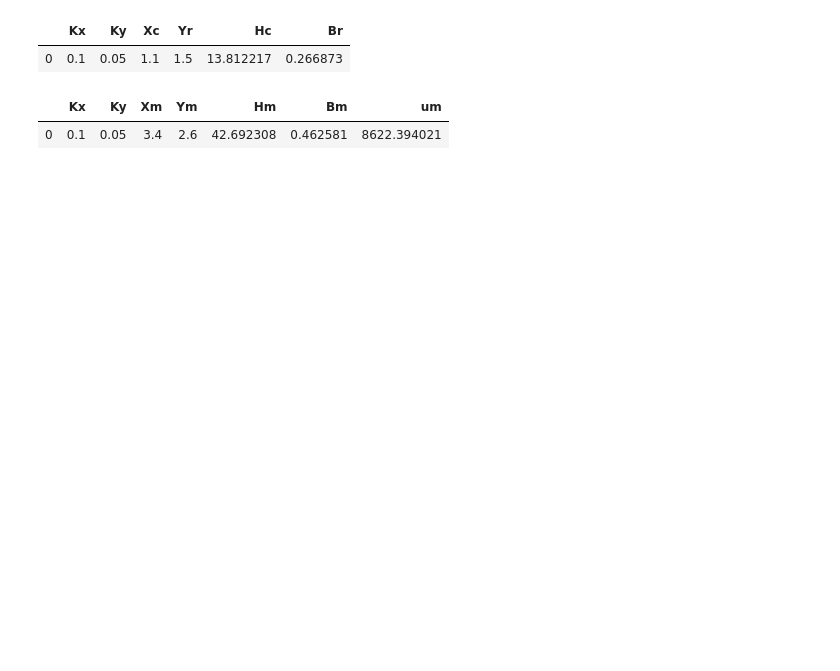
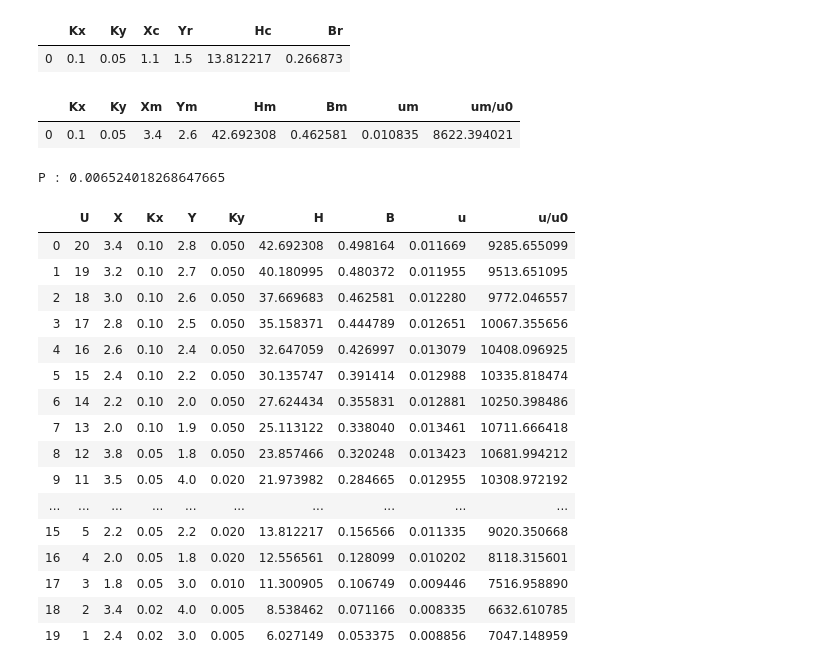
Before and after one commit to shchuko/itmo-phys-sem2, a Jupyter notebook: lab7.ipynb, the cells around one changed output. Drawn from its saved outputs; the diff is of its cells as text; code cells hidden in the pictures; blank space fills up the shorter version.

```diff
--- a/lab7.ipynb
+++ b/lab7.ipynb
@@ -26,21 +30,23 @@ betta = R2 * C1 / (N2 * S)
 def xi(Kx, Ky):
     return Kx*Ky*N1*R2*C1*freq/(N2*R1)
 # %%
-# Fill table 1
+# Таблица 1, пересечение с осями координат
 df1 = pd.DataFrame({'Kx':[100 * 10**-3],
                     'Ky':[50 * 10**-3],
                     'Xc':[1.1],
                     'Yr':[1.5]})
 
-# Calculating coercive force and residual induction for test sample
+# Вычисление коэрцитивной силы (А/м) и остаточной индукции (Тл)
 df1['Hc'] = df1['Kx'] * df1['Xc'] * alpha
 df1['Br'] = df1['Ky'] * df1['Yr'] * betta
+
+# Таблица 1
+df1
+# %% [output]
+|  | Kx | Ky | Xc | Yr | Hc | Br |
+| 0 | 0.1 | 0.05 | 1.1 | 1.5 | 13.812217 | 0.266873 |
-# %%
-df1
-# %% [output]
-|  | Kx | Ky | Xc | Yr | Hc | Br |
-| 0 | 0.1 | 0.05 | 1.1 | 1.5 | 13.812217 | 0.266873 |
 # %%
+# Таблица 2, вершина петли гистерезиса, состояние насыщения
 df2 = pd.DataFrame({'Kx':[100 * 10**-3],
                     'Ky':[50 * 10**-3],
                     'Xm':[3.4],
@@ -48,37 +54,66 @@ df2 = pd.DataFrame({'Kx':[100 * 10**-3],
 
 df2['Hm'] = df2['Kx'] * df2['Xm'] * alpha
 df2['Bm'] = df2['Ky'] * df2['Ym'] * betta
-df2['um'] = df2['Bm'] / (df2['Hm'] * u0)
+
+# Вычисление значения магнитной проницаемости, соответствующее состоянию насыщения  Гн/м
+df2['um'] = df2['Bm'] / df2['Hm']
+# Вычисление значения относительной магнитной проницаемости, соответствующее состоянию насыщения
+df2['um/u0'] = df2['Bm'] / (df2['Hm'] * u0)
+
+df2
+# %% [output]
+|  | Kx | Ky | Xm | Ym | Hm | Bm | um | um/u0 |
+| 0 | 0.1 | 0.05 | 3.4 | 2.6 | 42.692308 | 0.462581 | 0.010835 | 8622.394021 |
-# %%
-# TODO
-# Produces wrong data
-df2
-# %% [output]
-|  | Kx | Ky | Xm | Ym | Hm | Bm | um |
-| 0 | 0.1 | 0.05 | 3.4 | 2.6 | 42.692308 | 0.462581 | 8622.394021 |
+# %%
+# Расчет средней мощности, расходуемой на перемагничивание образца
+print('P :', xi(100 * 10**-3, 50 * 10**-3) * Spg)
+# %% [output]
+P : 0.006524018268647665
 # %%
+# Изменяем амплитудное напряжение, записываем измерения
 df3 = pd.DataFrame({'U': list(range(20,0,-1)),
                     'X':[3.4, 3.2, 3, 2.8, 2.6, 2.4, 2.2, 2, 3.8,
                          3.5, 3.2, 3, 2.8, 2.6, 2.4, 2.2, 2, 1.8,
                          3.4, 2.4],
                     'Kx':[100 * 10**-3, 100 * 10**-3, 100 * 10**-3,
                           100 * 10**-3, 100  * 10**-3, 100 * 10**-3,
                           100 * 10**-3, 100 * 10**-3, 50 * 10**-3,
                           50 * 10**-3, 50 * 10**-3, 50 * 10**-3,
                           50 * 10**-3, 50 * 10**-3, 50 * 10**-3,
                           50 * 10**-3, 50 * 10**-3, 50 * 10**-3,
                           20 * 10**-3, 20 * 10**-3],
                     'Y':[2.8, 2.7, 2.6, 2.5, 2.4, 2.2, 2, 1.9, 1.8,
                          4, 3.8, 3.6, 3.1, 2.8, 2.6, 2.2, 1.8, 3,
                          4, 3],
                     'Ky':[50 * 10**-3, 50 * 10**-3, 50 * 10**-3,
                           50 * 10**-3, 50 * 10**-3, 50 * 10**-3,
                           50 * 10**-3, 50 * 10**-3, 50 * 10**-3,
                           20 * 10**-3, 20 * 10**-3, 20 * 10**-3,
                           20 * 10**-3, 20 * 10**-3, 20 * 10**-3,
                           20 * 10**-3, 20 * 10**-3, 10 * 10**-3,
                           5 * 10**-3, 5 * 10**-3]})
-
+# Вычисляем требуемые значения
 df3['H'] = df3['Kx'] * df3['X'] * alpha
 df3['B'] = df3['Ky'] * df3['Y'] * betta
-df3['u'] = df3['B'] / (df3['H'] * u0)
+df3['u'] = df3['B'] / df3['H']
+df3['u/u0'] = df3['B'] / (df3['H'] * u0)
+
+df3
+# %% [output]
+|  | U | X | Kx | Y | Ky | H | B | u | u/u0 |
+| 0 | 20 | 3.4 | 0.10 | 2.8 | 0.050 | 42.692308 | 0.498164 | 0.011669 | 9285.655099 |
+| 1 | 19 | 3.2 | 0.10 | 2.7 | 0.050 | 40.180995 | 0.480372 | 0.011955 | 9513.651095 |
+| 2 | 18 | 3.0 | 0.10 | 2.6 | 0.050 | 37.669683 | 0.462581 | 0.012280 | 9772.046557 |
+| 3 | 17 | 2.8 | 0.10 | 2.5 | 0.050 | 35.158371 | 0.444789 | 0.012651 | 10067.355656 |
+| 4 | 16 | 2.6 | 0.10 | 2.4 | 0.050 | 32.647059 | 0.426997 | 0.013079 | 10408.096925 |
+| 5 | 15 | 2.4 | 0.10 | 2.2 | 0.050 | 30.135747 | 0.391414 | 0.012988 | 10335.818474 |
+| 6 | 14 | 2.2 | 0.10 | 2.0 | 0.050 | 27.624434 | 0.355831 | 0.012881 | 10250.398486 |
+| 7 | 13 | 2.0 | 0.10 | 1.9 | 0.050 | 25.113122 | 0.338040 | 0.013461 | 10711.666418 |
+| 8 | 12 | 3.8 | 0.05 | 1.8 | 0.050 | 23.857466 | 0.320248 | 0.013423 | 10681.994212 |
+| 9 | 11 | 3.5 | 0.05 | 4.0 | 0.020 | 21.973982 | 0.284665 | 0.012955 | 10308.972192 |
+| ... | ... | ... | ... | ... | ... | ... | ... | ... | ... |
+| 15 | 5 | 2.2 | 0.05 | 2.2 | 0.020 | 13.812217 | 0.156566 | 0.011335 | 9020.350668 |
+| 16 | 4 | 2.0 | 0.05 | 1.8 | 0.020 | 12.556561 | 0.128099 | 0.010202 | 8118.315601 |
+| 17 | 3 | 1.8 | 0.05 | 3.0 | 0.010 | 11.300905 | 0.106749 | 0.009446 | 7516.958890 |
+| 18 | 2 | 3.4 | 0.02 | 4.0 | 0.005 | 8.538462 | 0.071166 | 0.008335 | 6632.610785 |
+| 19 | 1 | 2.4 | 0.02 | 3.0 | 0.005 | 6.027149 | 0.053375 | 0.008856 | 7047.148959 |
```
Also changed, not shown: parts of 13 cells of this notebook.
